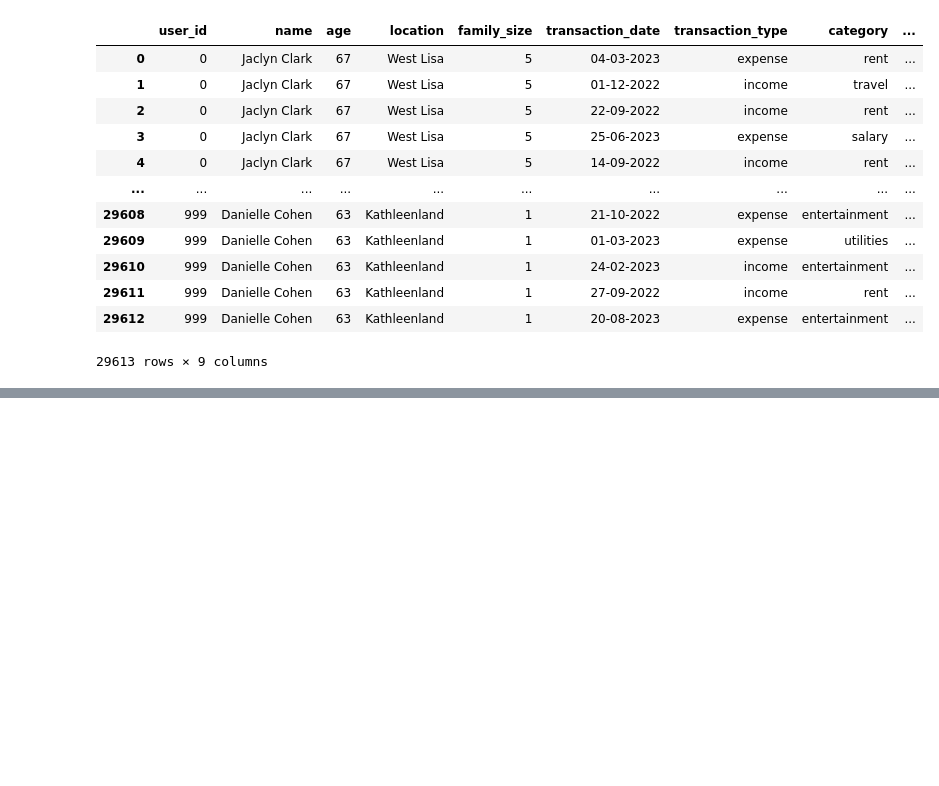
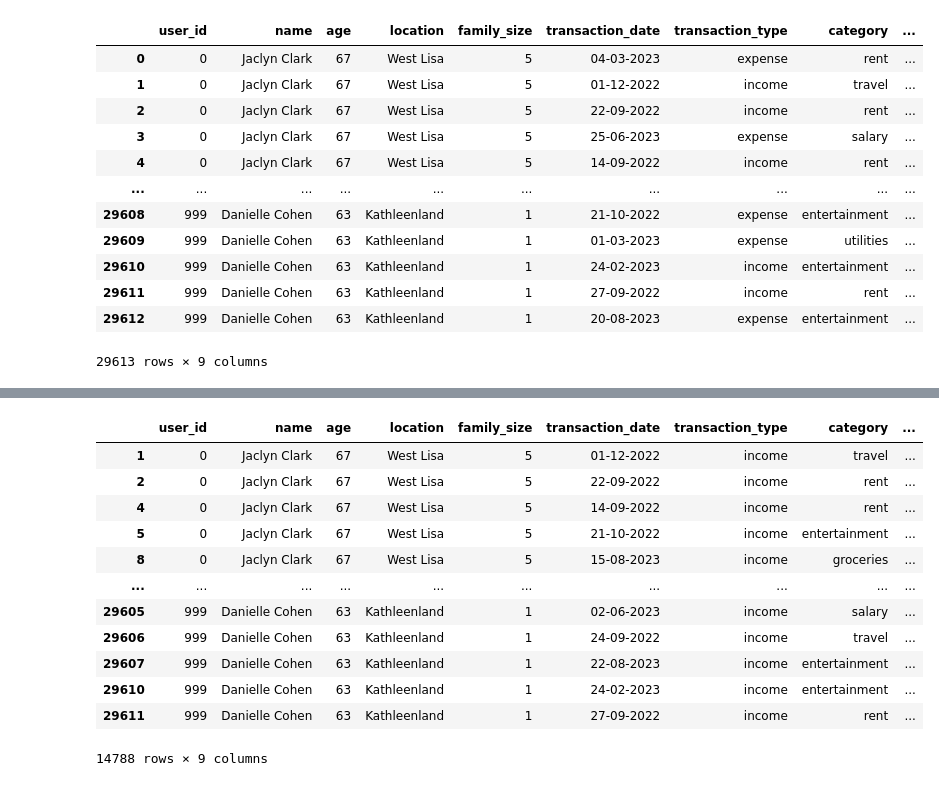
Before and after one commit to Peeyush2/financeBuddy, a Jupyter notebook: finance_project.ipynb, the cells around one changed output, grey strips where cells are left out. Drawn from its saved outputs; the diff is of its cells as text; code cells hidden in the pictures; blank space fills up the shorter version.

```diff
--- a/finance_project.ipynb
+++ b/finance_project.ipynb
@@ -23,0 +64,16 @@ df1
+# %%
+df1_income
+# %% [output]
+|  | user_id | name | age | location | family_size | transaction_date | transaction_type | category | ... |
+| 1 | 0 | Jaclyn Clark | 67 | West Lisa | 5 | 01-12-2022 | income | travel | ... |
+| 2 | 0 | Jaclyn Clark | 67 | West Lisa | 5 | 22-09-2022 | income | rent | ... |
+| 4 | 0 | Jaclyn Clark | 67 | West Lisa | 5 | 14-09-2022 | income | rent | ... |
+| 5 | 0 | Jaclyn Clark | 67 | West Lisa | 5 | 21-10-2022 | income | entertainment | ... |
+| 8 | 0 | Jaclyn Clark | 67 | West Lisa | 5 | 15-08-2023 | income | groceries | ... |
+| ... | ... | ... | ... | ... | ... | ... | ... | ... | ... |
+| 29605 | 999 | Danielle Cohen | 63 | Kathleenland | 1 | 02-06-2023 | income | salary | ... |
+| 29606 | 999 | Danielle Cohen | 63 | Kathleenland | 1 | 24-09-2022 | income | travel | ... |
+| 29607 | 999 | Danielle Cohen | 63 | Kathleenland | 1 | 22-08-2023 | income | entertainment | ... |
+| 29610 | 999 | Danielle Cohen | 63 | Kathleenland | 1 | 24-02-2023 | income | entertainment | ... |
+| 29611 | 999 | Danielle Cohen | 63 | Kathleenland | 1 | 27-09-2022 | income | rent | ... |
+14788 rows × 9 columns
```
Also changed, not shown: parts of 3 cells of this notebook.
